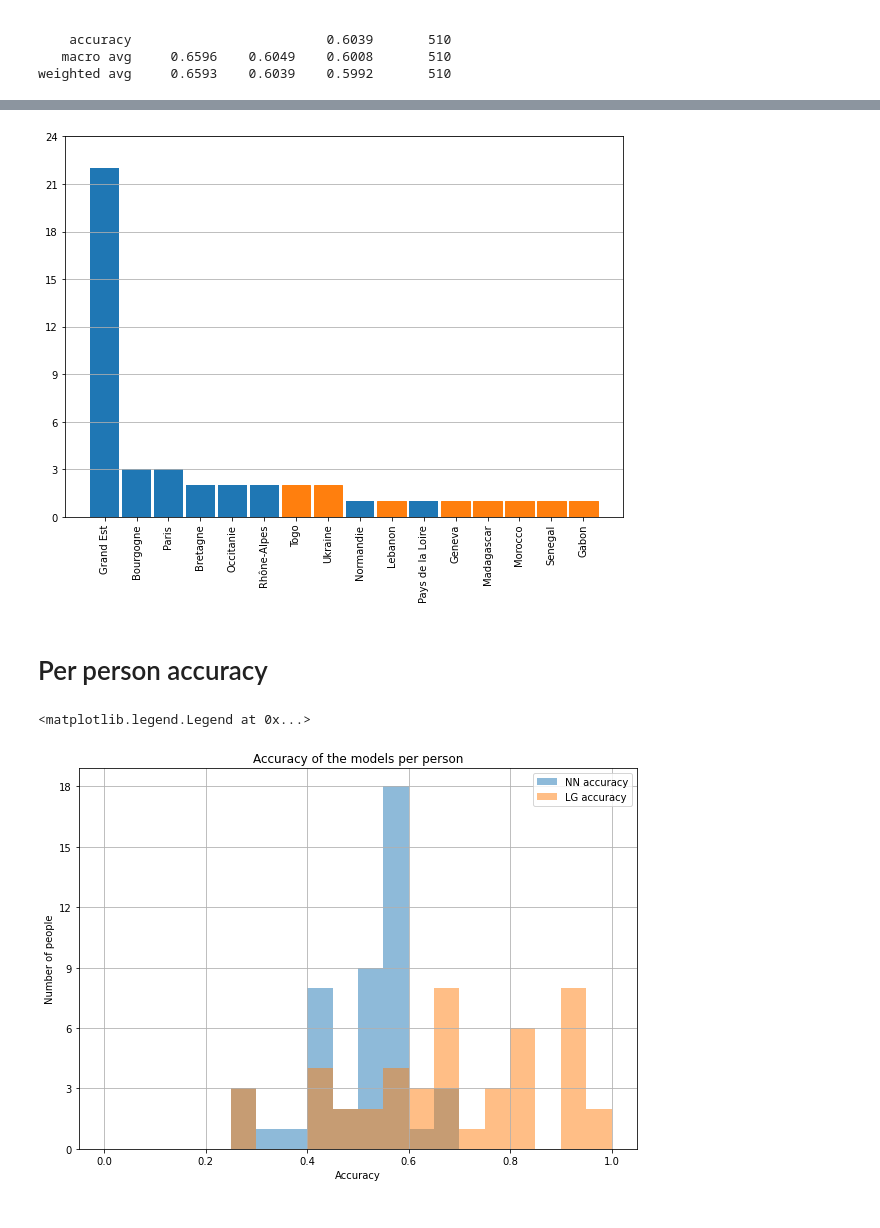
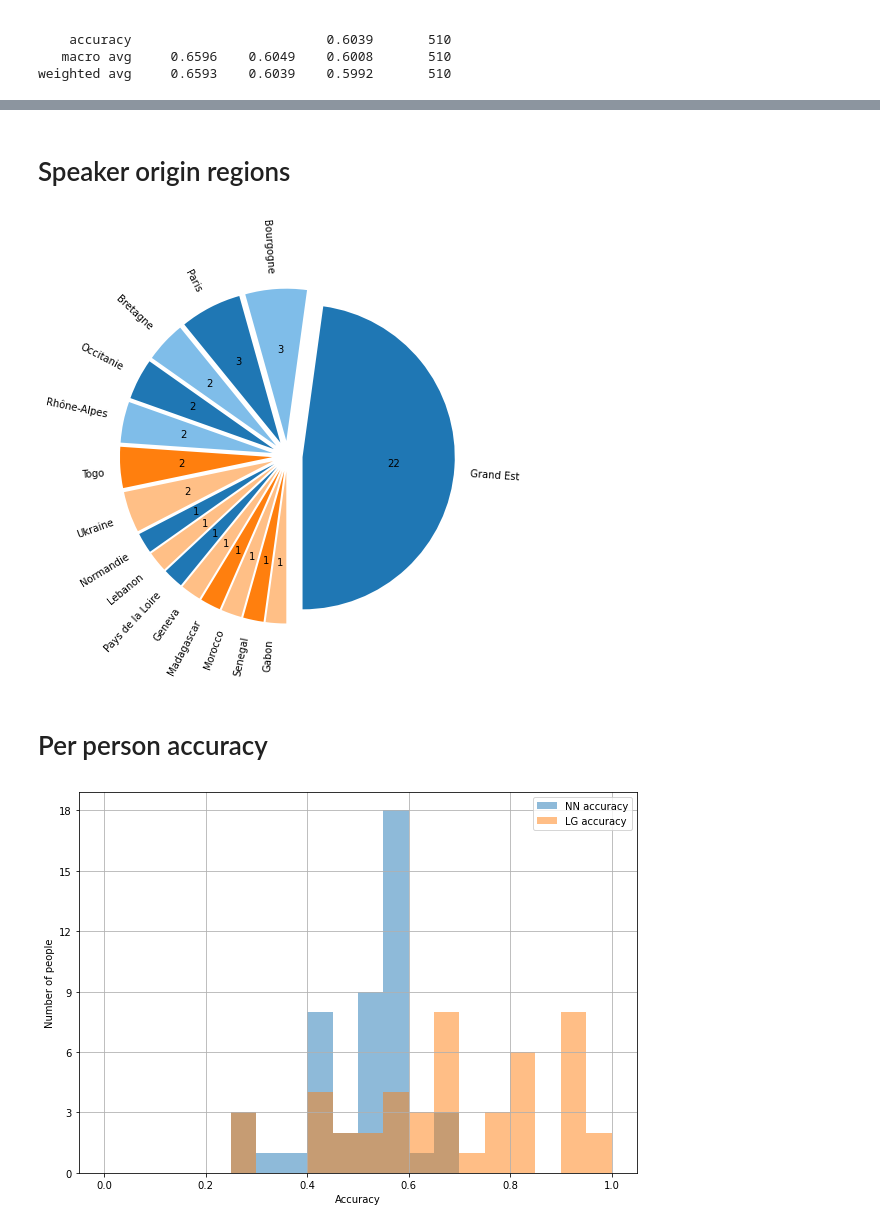
Before and after one commit to himsoklong/Vowel_Tuner, a Jupyter notebook: Code/results_exploration.ipynb, the cells around one changed output, grey strips where cells are left out. Drawn from its saved outputs; the diff is of its cells as text; code cells hidden in the pictures.

```diff
--- a/Code/results_exploration.ipynb
+++ b/Code/results_exploration.ipynb
@@ -304,35 +294,55 @@ Text(0.5, 1.0, 'Linguistic model (female speakers)')
+# %% [markdown]
+# Speaker origin regions
 # %%
 def change_region(row):
     if row['Region'] == 'Belfort':
         row['Region'] = 'Bourgogne'
     elif row['Region'] in ['Champagne-Ardennes', 'Lorraine', 'Picardie-Lorraine']:
         row['Region'] = 'Grand Est'
     elif row['Region'] == 'Toulouse':
         row['Region'] = 'Occitanie'
     elif row['Region'] == 'Lyonnais':
         row['Region'] = 'Rhône-Alpes'
     elif row['Region'] == 'Casablanca':
         row['Region'] = 'Morocco'
     elif row['Region'] == 'Liban':
         row['Region'] = 'Lebanon'
     elif row['Region'] == 'Genève':
         row['Region'] = 'Geneva'
     return row
 
+
 plt.figure(figsize=(10, 7))
 cnt = Counter(df.apply(change_region, axis=1).groupby('Person ID').max()['Region'].values)
 labels, values = zip(*cnt.most_common())
-indexes = np.arange(len(labels))
-barlist = plt.bar(indexes, values, width=.9)
+
+colors = []
+last_dark = False
 for i, label in enumerate(labels):
     if label in ['Geneva', 'Lebanon', 'Morocco', 'Senegal', 'Gabon', 'Togo', 'Madagascar', 'Ukraine']:
-        barlist[i].set_color('#ff7f0e')
-plt.xticks(indexes, labels, rotation=90)
-plt.yticks(np.arange(0, 25, 3))
-plt.grid(axis='y')
+        colors.append('#ff7f0e' if not last_dark else '#ffbf86')
+    else:
+        colors.append('#1f77b4' if not last_dark else '#7fbde9')
+    last_dark = not last_dark
+
+plt.pie(values, explode = [0.1]*len(values), labels=labels, rotatelabels=True, colors=colors, startangle=-90,
+        autopct=lambda x: str(round(x * sum(cnt.values())/ 100)))
 plt.show()
+
+#plt.figure(figsize=(10, 7))
+#cnt = Counter(df.apply(change_region, axis=1).groupby('Person ID').max()['Region'].values)
+#labels, values = zip(*cnt.most_common())
+#indexes = np.arange(len(labels))
+#barlist = plt.bar(indexes, values, width=.9)
+#for i, label in enumerate(labels):
+#    if label in ['Geneva', 'Lebanon', 'Morocco', 'Senegal', 'Gabon', 'Togo', 'Madagascar', 'Ukraine']:
+#        barlist[i].set_color('#ff7f0e')
+#plt.xticks(indexes, labels, rotation=90)
+#plt.yticks(np.arange(0, 25, 3))
+#plt.grid(axis='y')
+#plt.show()
 # %% [output]
-[figure, old version]
+[figure, new version]
 # %% [markdown]
 # Per person accuracy
 # %%
@@ -340,10 +350,8 @@ fig = plt.figure(figsize=(10, 7))
 df.groupby('Person ID')['Correct NN'].mean().hist(bins=np.arange(0, 1.05, .05), ax=fig.gca(), alpha=.5, label='NN accuracy')
 df.groupby('Person ID')['Correct LG'].mean().hist(bins=np.arange(0, 1.05, .05), ax=fig.gca(), alpha=.5, label='LG accuracy')
 plt.yticks(np.arange(0, 21, 3))
-plt.title('Accuracy of the models per person')
 plt.xlabel('Accuracy')
 plt.ylabel('Number of people')
 plt.legend()
 # %% [output]
-<matplotlib.legend.Legend at 0x...>
-[figure, old version]
+[figure, new version]
```
Also changed, not shown: parts of 19 cells of this notebook, 6 other files.
